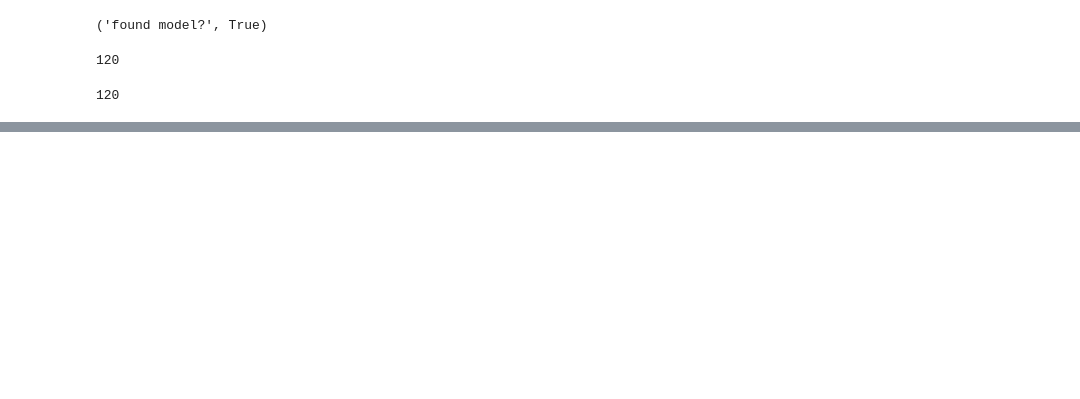
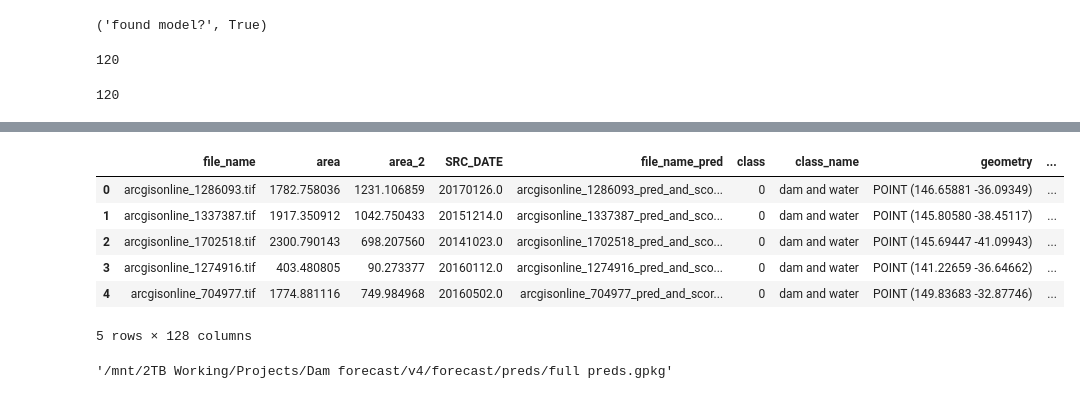
Before and after one commit to DPIRD-DMA/Weather-to-water, a Jupyter notebook: 3 Dam forecast pred XGB.ipynb, the cells around one changed output, grey strips where cells are left out. Cells and saved outputs as stored; diff of their text form; code cells hidden in the pictures; blank space fills up the shorter version.

```diff
--- a/3 Dam forecast pred XGB.ipynb
+++ b/3 Dam forecast pred XGB.ipynb
@@ -127,0 +145,18 @@ preds_with_meta.to_csv(final_export)
+# %%
+# read df with geopandas
+
+preds_with_meta_gdf = gpd.GeoDataFrame(preds_with_meta)
+
+geom = preds_with_meta_gdf['geometry']
+
+preds_with_meta_gdf['geometry'] = gpd.GeoSeries.from_wkt(geom,crs='EPSG:4326')
+
+preds_with_meta_gdf.head()
+# %% [output]
+|  | file_name | area | area_2 | SRC_DATE | file_name_pred | class | class_name | geometry | ... |
+| 0 | arcgisonline_1286093.tif | 1782.758036 | 1231.106859 | 20170126.0 | arcgisonline_1286093_pred_and_sco... | 0 | dam and water | POINT (146.65881 -36.09349) | ... |
+| 1 | arcgisonline_1337387.tif | 1917.350912 | 1042.750433 | 20151214.0 | arcgisonline_1337387_pred_and_sco... | 0 | dam and water | POINT (145.80580 -38.45117) | ... |
+| 2 | arcgisonline_1702518.tif | 2300.790143 | 698.207560 | 20141023.0 | arcgisonline_1702518_pred_and_sco... | 0 | dam and water | POINT (145.69447 -41.09943) | ... |
+| 3 | arcgisonline_1274916.tif | 403.480805 | 90.273377 | 20160112.0 | arcgisonline_1274916_pred_and_sco... | 0 | dam and water | POINT (141.22659 -36.64662) | ... |
+| 4 | arcgisonline_704977.tif | 1774.881116 | 749.984968 | 20160502.0 | arcgisonline_704977_pred_and_scor... | 0 | dam and water | POINT (149.83683 -32.87746) | ... |
+5 rows × 128 columns
@@ -127,0 +170,6 @@ preds_with_meta.to_csv(final_export)
+# %%
+# make gpkg export path
+gpkg_file_name = final_export.replace('.csv','.gpkg')
+gpkg_file_name
+# %% [output]
+'/mnt/2TB Working/Projects/Dam forecast/v4/forecast/preds/full preds.gpkg'
```
Also changed, not shown: parts of 12 cells of this notebook, 1 other file.
